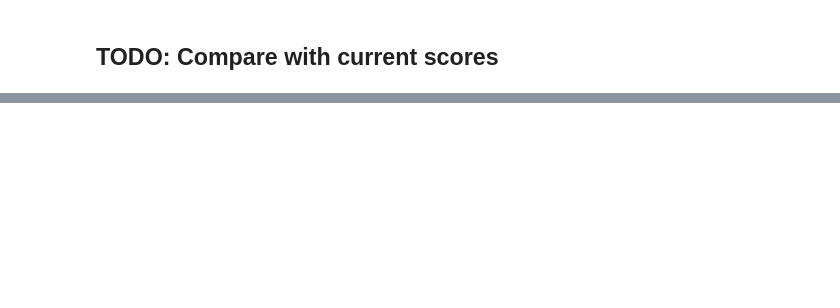
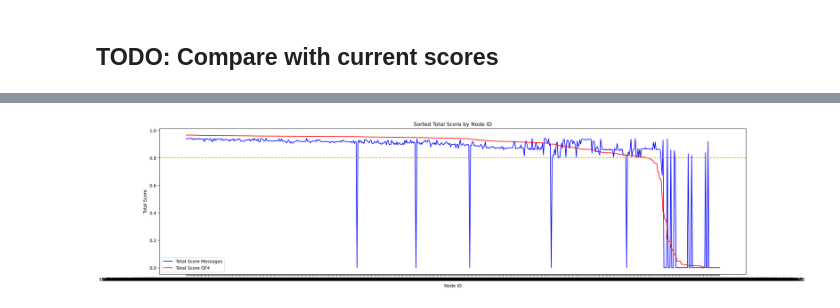
Before and after one commit to aleph-im/aleph-scoring, a Jupyter notebook: notebooks/geometric_pmf.ipynb, the cells around one changed output, grey strips where cells are left out. Cells and saved outputs as stored; diff of their text form; code cells hidden in the pictures; blank space fills up the shorter version.

```diff
--- a/notebooks/geometric_pmf.ipynb
+++ b/notebooks/geometric_pmf.ipynb
@@ -419,0 +568,4 @@ plt.show()
+# %%
+df_merged = df_messages.merge(df4, on='node_id', suffixes=('_messages', '_df4'))
+df_merged.sort_values(by='total_score_messages', ascending=False, inplace=True)
+df_merged.tail()
@@ -419,0 +579,14 @@ plt.show()
+# %%
+df_merged.sort_values(by='total_score_df4', ascending=False, inplace=True)
+
+plt.figure(figsize=(24, 6))
+plt.plot(df_merged['node_id'], df_merged['total_score_messages'], label='Total Score Messages', color='b')
+plt.plot(df_merged['node_id'], df_merged['total_score_df4'], label='Total Score DF4', color='r')
+plt.axhline(y=0.8, color='y', linestyle='--')
+plt.xlabel('Node ID')
+plt.ylabel('Total Score')
+plt.title('Sorted Total Score by Node ID')
+plt.legend()
+plt.show()
+# %% [output]
+[figure, added]
```
Also changed, not shown: parts of 42 cells of this notebook, 3 other files.
